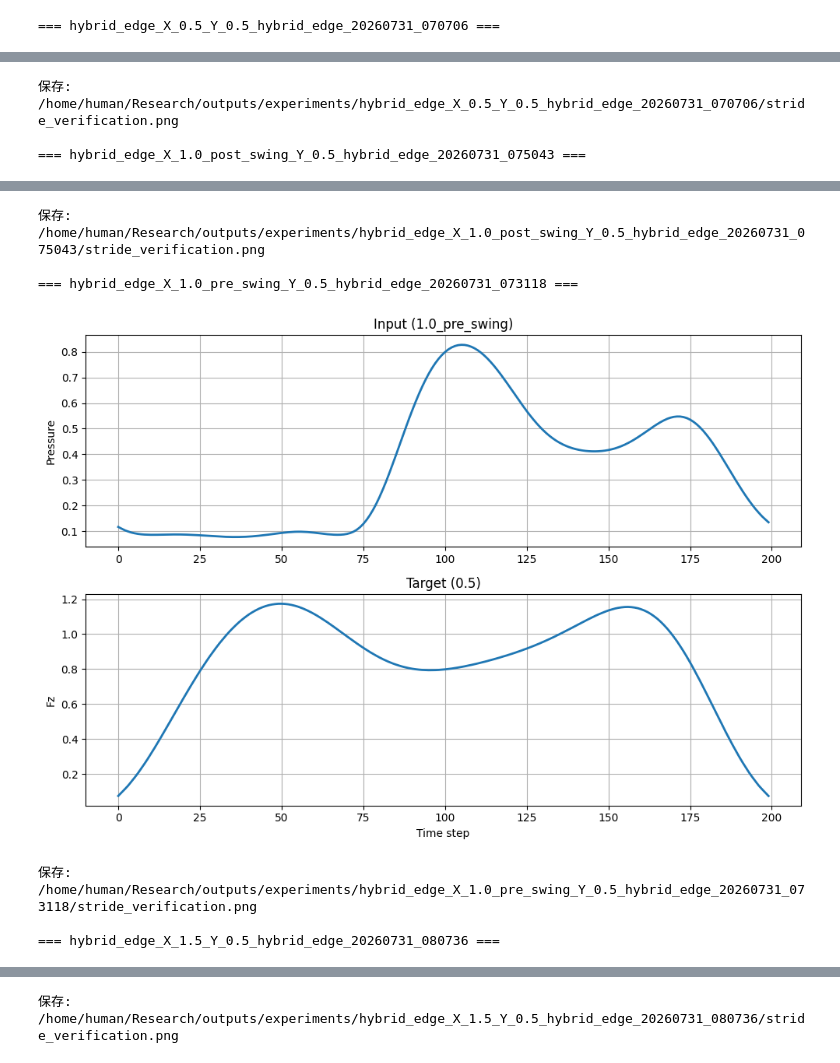
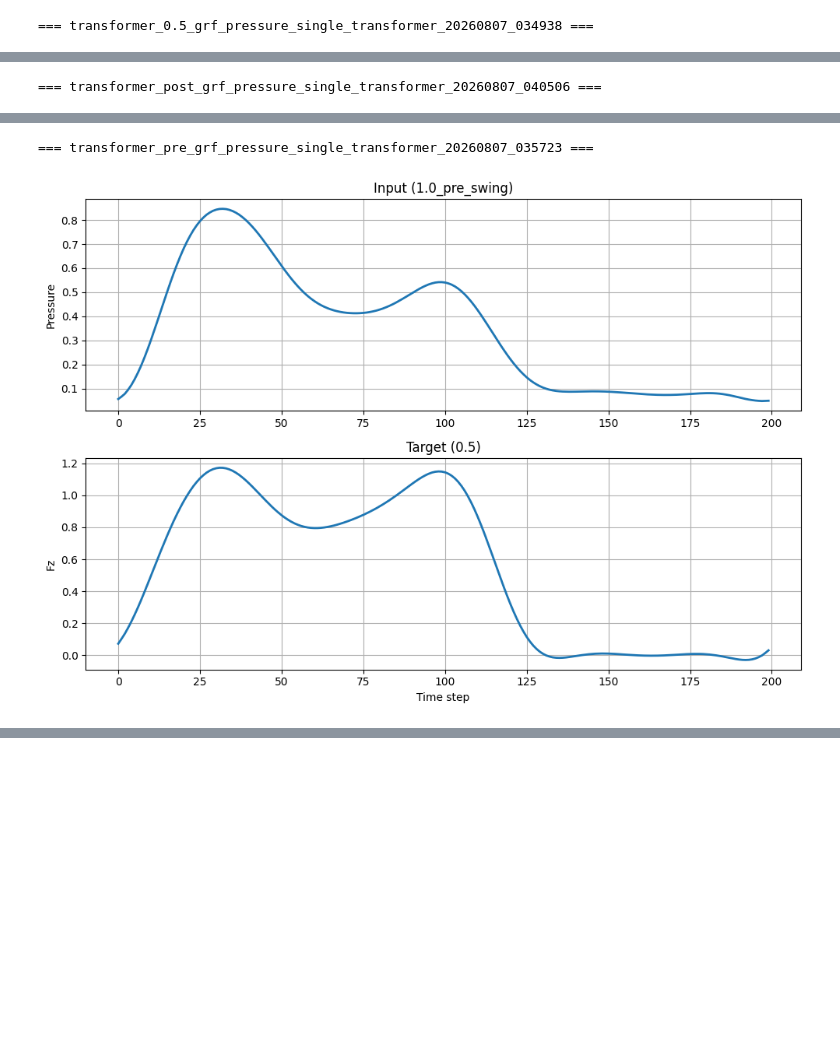
Before and after one commit to HideyukiNagashio/my-research-project, a Jupyter notebook: notebooks/check_input_output.ipynb, the cells around one changed output, grey strips where cells are left out. Saved outputs shown, nothing was run; the diff lists cells and outputs as text; code cells hidden in the pictures; blank space fills up the shorter version.

```diff
--- a/notebooks/check_input_output.ipynb
+++ b/notebooks/check_input_output.ipynb
@@ -69,10 +69,9 @@ def visualize_experiment_strides(exp_dir):
 # ここに確認したい実験フォルダを並べる
 # ===========================================================
 experiment_paths = [
-    "/home/human/Research/outputs/experiments/hybrid_edge_X_0.5_Y_0.5_hybrid_edge_20260731_070706",
-    "/home/human/Research/outputs/experiments/hybrid_edge_X_1.0_post_swing_Y_0.5_hybrid_edge_20260731_075043",
-    "/home/human/Research/outputs/experiments/hybrid_edge_X_1.0_pre_swing_Y_0.5_hybrid_edge_20260731_073118",
-    "/home/human/Research/outputs/experiments/hybrid_edge_X_1.5_Y_0.5_hybrid_edge_20260731_080736"
+    "/home/human/Research/outputs/experiments/transformer_0.5_grf_pressure_single_transformer_20260807_034938",
+    "/home/human/Research/outputs/experiments/transformer_post_grf_pressure_single_transformer_20260807_040506",
+    "//home/human/Research/outputs/experiments/transformer_pre_grf_pressure_single_transformer_20260807_035723"
     ""
 ]
 
@@ -82,4 +81,4 @@ experiment_paths = [
 for exp_dir in experiment_paths:
     visualize_experiment_strides(exp_dir)
 # %% [output]
-=== hybrid_edge_X_0.5_Y_0.5_hybrid_edge_20260731_070706 ===
+=== transformer_0.5_grf_pressure_single_transformer_20260807_034938 ===
@@ -87,3 +86 @@ for exp_dir in experiment_paths:
-保存: /home/human/Research/outputs/experiments/hybrid_edge_X_0.5_Y_0.5_hybrid_edge_20260731_070706/stride_verification.png
-
-=== hybrid_edge_X_1.0_post_swing_Y_0.5_hybrid_edge_20260731_075043 ===
+=== transformer_post_grf_pressure_single_transformer_20260807_040506 ===
@@ -91,7 +88,2 @@ for exp_dir in experiment_paths:
-保存: /home/human/Research/outputs/experiments/hybrid_edge_X_1.0_post_swing_Y_0.5_hybrid_edge_20260731_075043/stride_verification.png
-
-=== hybrid_edge_X_1.0_pre_swing_Y_0.5_hybrid_edge_20260731_073118 ===
+=== transformer_pre_grf_pressure_single_transformer_20260807_035723 ===
-[figure, old version]
+[figure, new version]
-保存: /home/human/Research/outputs/experiments/hybrid_edge_X_1.0_pre_swing_Y_0.5_hybrid_edge_20260731_073118/stride_verification.png
-
-=== hybrid_edge_X_1.5_Y_0.5_hybrid_edge_20260731_080736 ===
@@ -99 +89,0 @@ for exp_dir in experiment_paths:
-保存: /home/human/Research/outputs/experiments/hybrid_edge_X_1.5_Y_0.5_hybrid_edge_20260731_080736/stride_verification.png
```
Also changed, not shown: parts of 1 cell of this notebook, 47 other files.
